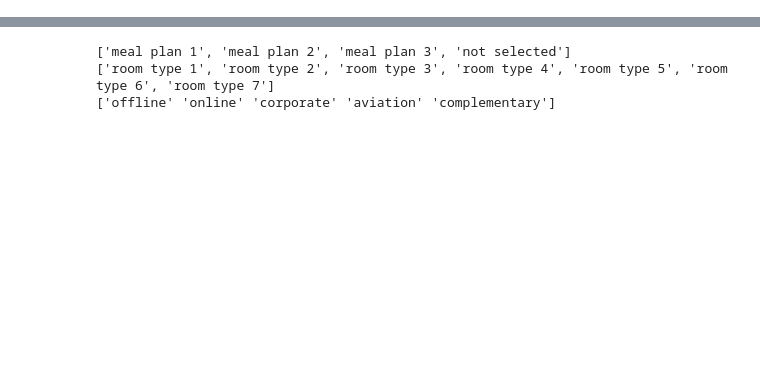
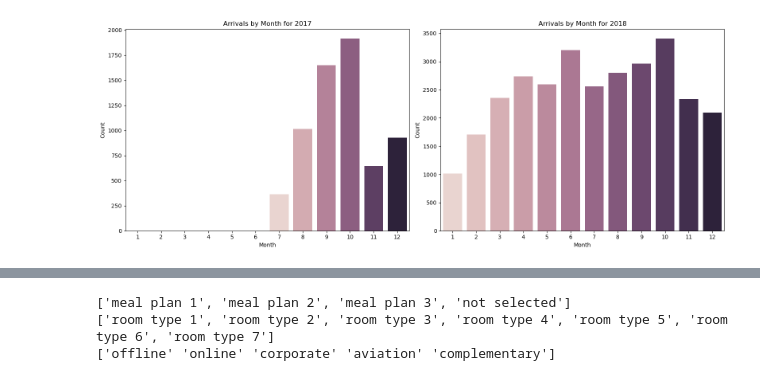
Before and after one commit to Jasonchew12/AI-Aassignment-, a Jupyter notebook: Assignment.ipynb, the cells around one changed output, grey strips where cells are left out. Cells and saved outputs as stored; diff of their text form; code cells hidden in the pictures; blank space fills up the shorter version.

```diff
--- a/Assignment.ipynb
+++ b/Assignment.ipynb
@@ -19,0 +89,31 @@ df.head()
+# %%
+# Filter the DataFrame for the years 2017 and 2018
+df_2017 = df[df['arrival_year'] == 2017]
+df_2018 = df[df['arrival_year'] == 2018]
+
+# Set up the plot
+plt.figure(figsize=(16, 6))
+
+month_order = ['1', '2', '3', '4', '5', '6', '7', '8', '9', '10', '11', '12']
+
+# Plot the count of arrivals by month
+plt.subplot(1, 2, 1)
+sns.countplot(data=df_2017, x='arrival_month', order=month_order, hue='arrival_month', legend=False)
+plt.title('Arrivals by Month for 2017')
+plt.xlabel('Month')
+plt.ylabel('Count')
+
+# Create subplot for 2018
+plt.subplot(1, 2, 2)
+sns.countplot(data=df_2018, x='arrival_month', hue = 'arrival_month', legend=False)
+plt.title('Arrivals by Month for 2018')
+plt.xlabel('Month')
+plt.ylabel('Count')
+
+# Adjust layout
+plt.tight_layout()
+
+# Show the plot
+plt.show()
+# %% [output]
+[figure, added]
```
Also changed, not shown: parts of 26 cells of this notebook.
